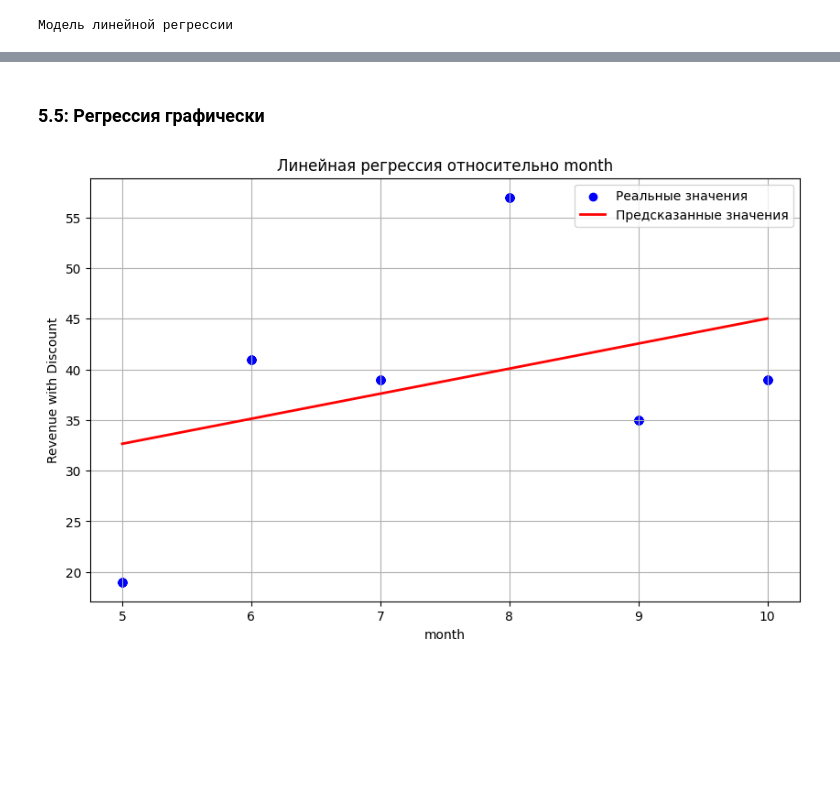
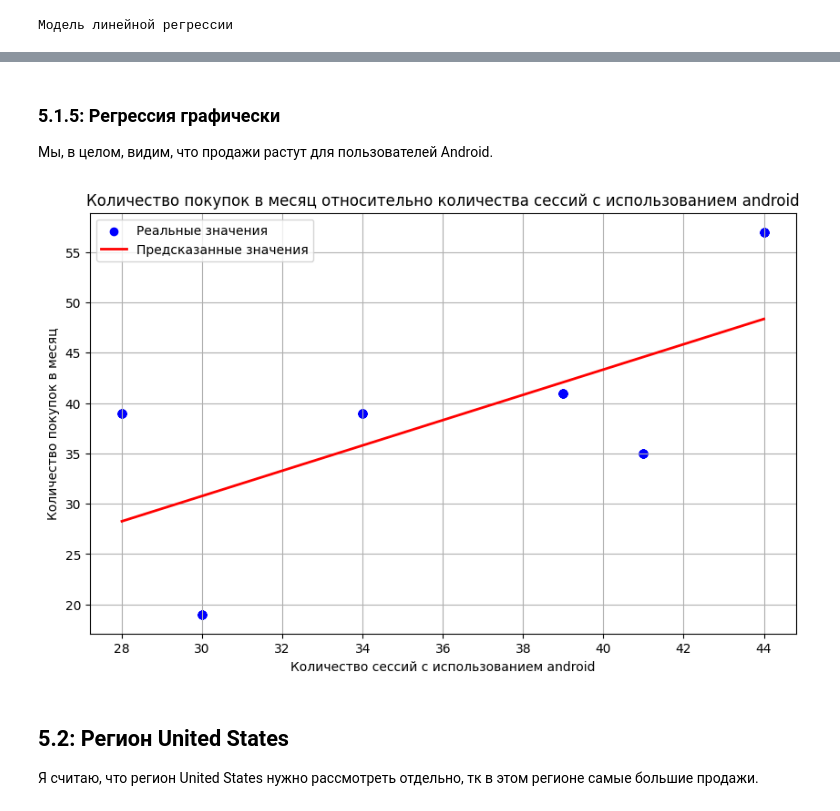
Before and after one commit to zhukovrost/lyceumFinalProject, a Jupyter notebook: project.ipynb, the cells around one changed output, grey strips where cells are left out. Drawn from its saved outputs; the diff is of its cells as text; code cells hidden in the pictures; blank space fills up the shorter version.

Commit message:
regression done

```diff
--- a/project.ipynb
+++ b/project.ipynb
@@ -69,11 +69,12 @@ def get_ohe(data: pd.DataFrame, categories: list):
     Функция, которая переводит номинальные шкалы в бинарные методом OneHotEncoder.
     '''
     ohe = OneHotEncoder(sparse_output=False, handle_unknown='ignore')
-    ohe.fit(data[categories])
+    ohe.fit(data.dropna()[categories])
 
     temp_df = pd.DataFrame(data=ohe.transform(data[categories]), columns=ohe.get_feature_names_out())
     data = pd.concat([data.reset_index(drop=True), temp_df], axis=1)
     data = data.drop(columns=categories, axis=1)
+    data.columns = data.columns.str.lower().str.replace(" ", "_")
     return data
 
 
@@ -145,9 +146,9 @@ def regression_visual(X_test, y_test, predictions, metric):
     plt.figure(figsize=(10, 6))
     plt.scatter(data[metric], data['y_test'], color='blue', label='Реальные значения')
     plt.plot(data[metric], data['predictions'], color='red', linewidth=2, label='Предсказанные значения')
-    plt.xlabel(metric)
-    plt.ylabel('Revenue with Discount')
-    plt.title(f'Линейная регрессия относительно {metric}')
+    plt.xlabel(f'Количество сессий с использованием {metric}')
+    plt.ylabel('Количество покупок в месяц')
+    plt.title(f'Количество покупок в месяц относительно количества сессий с использованием {metric}')
     plt.legend()
     plt.grid(True)
     plt.show()
@@ -588,0 +571,22 @@ Name: month_revenue, dtype: float64
+# %%
+month_purchases = df[df["payer"] == 1].groupby("month")["revenue_with_discount"].count()
+
+timestamp_columns = df.select_dtypes(include=['datetime64']).columns
+nominal_columns = df.select_dtypes(include=[object]).columns
+
+regr_df = df.drop(columns=[*timestamp_columns, "user_id", "revenue"])
+regr_df["month_revenue"] = regr_df["month"].map(month_purchases)
+
+channels = regr_df.groupby("month")["channel"].value_counts().unstack(fill_value=0)
+for channel in df["channel"].unique():
+    regr_df[channel.replace(" ", "_")] = regr_df["month"].map(channels[channel])
+
+devices = regr_df.groupby("month")["device"].value_counts().unstack(fill_value=0)
+for device in df["device"].unique():
+    regr_df[device.replace(" ", "_").lower()] = regr_df["month"].map(devices[device])
+'''
+regions = regr_df.groupby("month")["region"].value_counts().unstack(fill_value=0)
+for region in df["region"].unique():
+    regr_df[region.replace(" ", "_").lower()] = regr_df["month"].map(regions[region])
+'''
+regr_df.drop(columns=nominal_columns, inplace=True)
@@ -588,0 +597,5 @@ Name: month_revenue, dtype: float64
+# %%
+correlations = regr_df.corr()["month_revenue"].sort_values(key=abs, ascending=False)
+top_correlations = correlations[abs(correlations) >= 0.5][1:]
+top_correlation = top_correlations.index[0]
+top_correlations
@@ -589,5 +612,8 @@ Name: month_revenue, dtype: float64
 # %%
-X_train, X_test, y_train, y_test = train_test_split(regr_df[["month"]], regr_df["month_revenue"], test_size=TEST_SIZE, random_state=RANDOM_STATE)
+X_train, X_test, y_train, y_test = train_test_split(
+    regr_df[[top_correlation]], regr_df["month_revenue"],
+    test_size=TEST_SIZE, random_state=RANDOM_STATE
+)
 
 model = LinearRegression()
 model.fit(X_train, y_train)
@@ -625,6 +655,12 @@ plt.show()
 # %% [markdown]
-### 5.5: Регрессия графически
+### 5.1.5: Регрессия графически
+
+Мы, в целом, видим, что продажи растут для пользователей Android.
 # %%
-regression_visual(X_test, y_test, predictions, "month")
+regression_visual(X_test, y_test, predictions, top_correlation)
 # %% [output]
-[figure, old version]
+[figure, new version]
+# %% [markdown]
+## 5.2: Регион United States
+
+Я считаю, что регион United States нужно рассмотреть отдельно, тк в этом регионе самые большие продажи.
```
Also changed, not shown: parts of 32 cells of this notebook.
